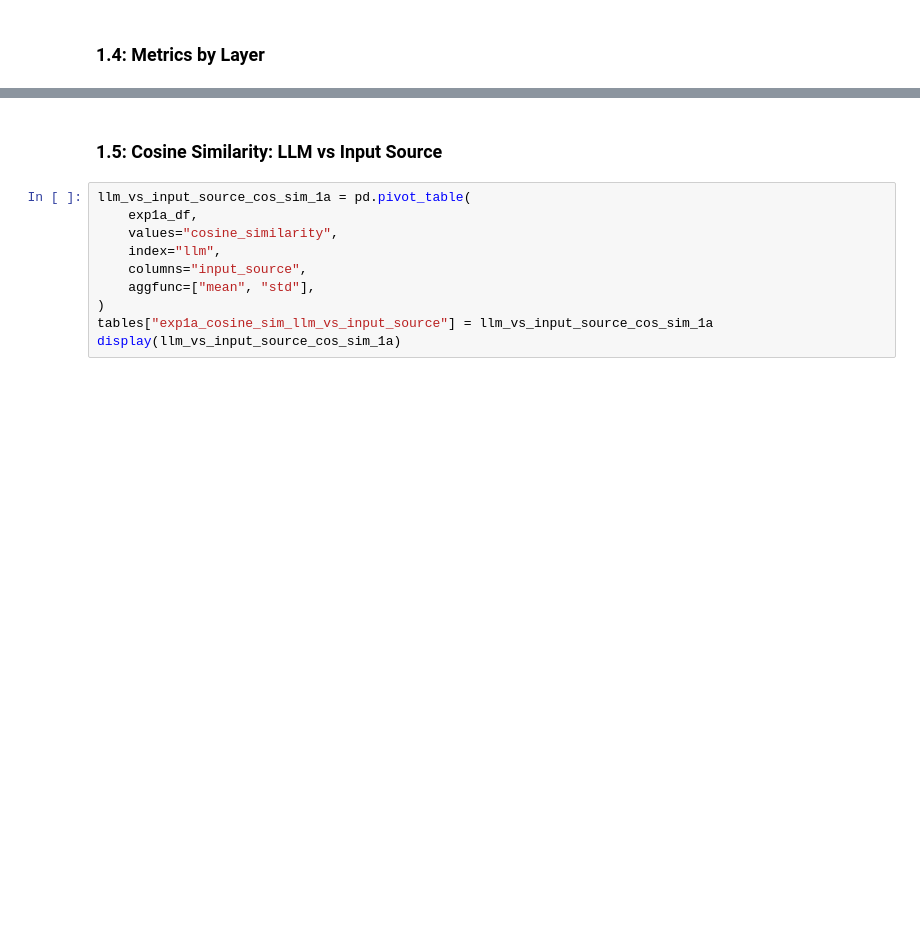
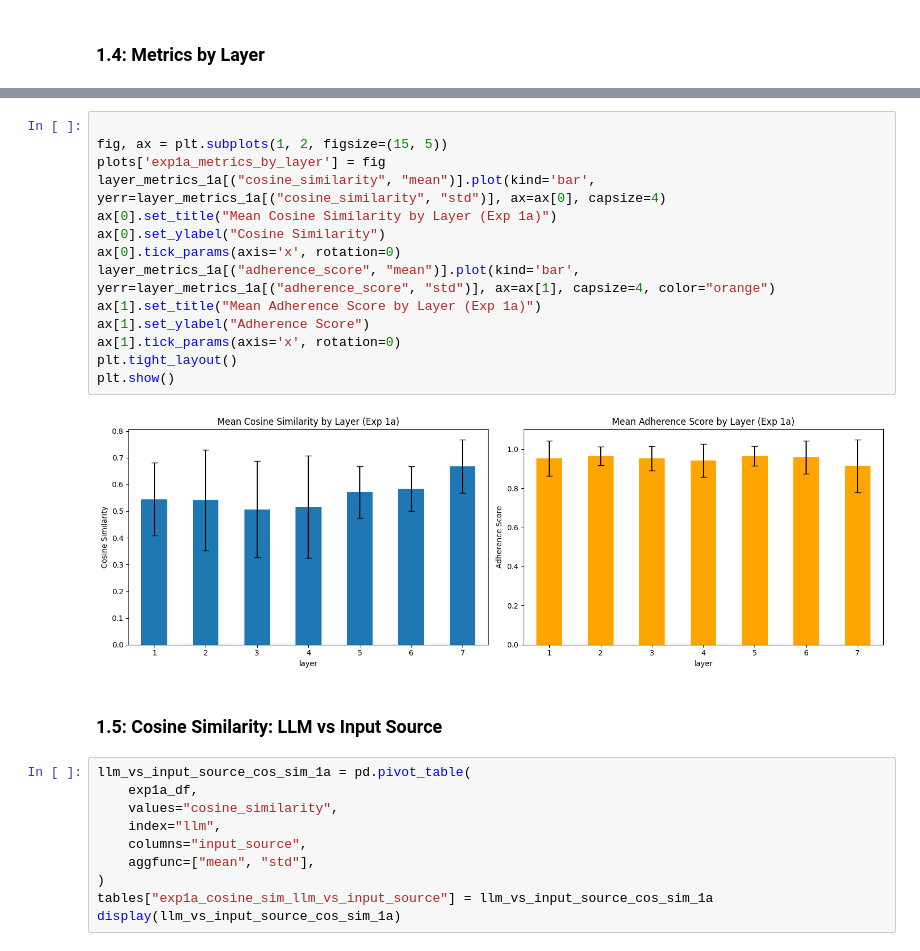
Before and after one commit to mgrube753/bachelor-thesis, a Jupyter notebook: 20_experiments/50_src/evaluation.ipynb, the cells around one changed output, grey strips where cells are left out. Drawn from its saved outputs; the diff is of its cells as text; blank space fills up the shorter version.

```diff
--- a/20_experiments/50_src/evaluation.ipynb
+++ b/20_experiments/50_src/evaluation.ipynb
@@ -84,3 +173,19 @@ display(layer_metrics_1a)
+# %%
+
+fig, ax = plt.subplots(1, 2, figsize=(15, 5))
+plots['exp1a_metrics_by_layer'] = fig
+layer_metrics_1a[("cosine_similarity", "mean")].plot(kind='bar', yerr=layer_metrics_1a[("cosine_similarity", "std")], ax=ax[0], capsize=4)
+ax[0].set_title("Mean Cosine Similarity by Layer (Exp 1a)")
+ax[0].set_ylabel("Cosine Similarity")
+ax[0].tick_params(axis='x', rotation=0)
+layer_metrics_1a[("adherence_score", "mean")].plot(kind='bar', yerr=layer_metrics_1a[("adherence_score", "std")], ax=ax[1], capsize=4, color="orange")
+ax[1].set_title("Mean Adherence Score by Layer (Exp 1a)")
+ax[1].set_ylabel("Adherence Score")
+ax[1].tick_params(axis='x', rotation=0)
+plt.tight_layout()
+plt.show()
+# %% [output]
+[figure, added]
 # %% [markdown]
 ### 1.5: Cosine Similarity: LLM vs Input Source
 # %%
```
Also changed, not shown: parts of 34 cells of this notebook, 2 other files.
